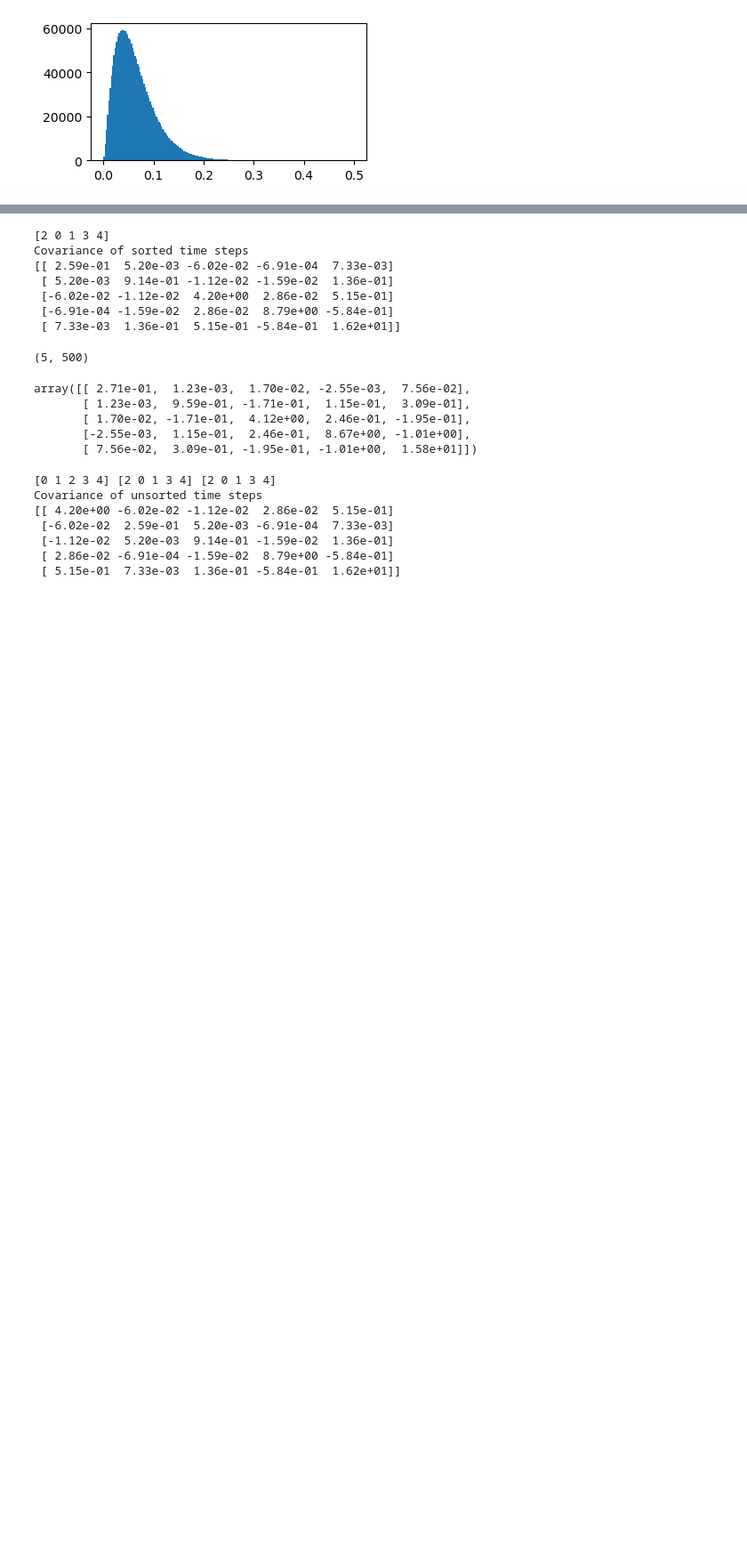
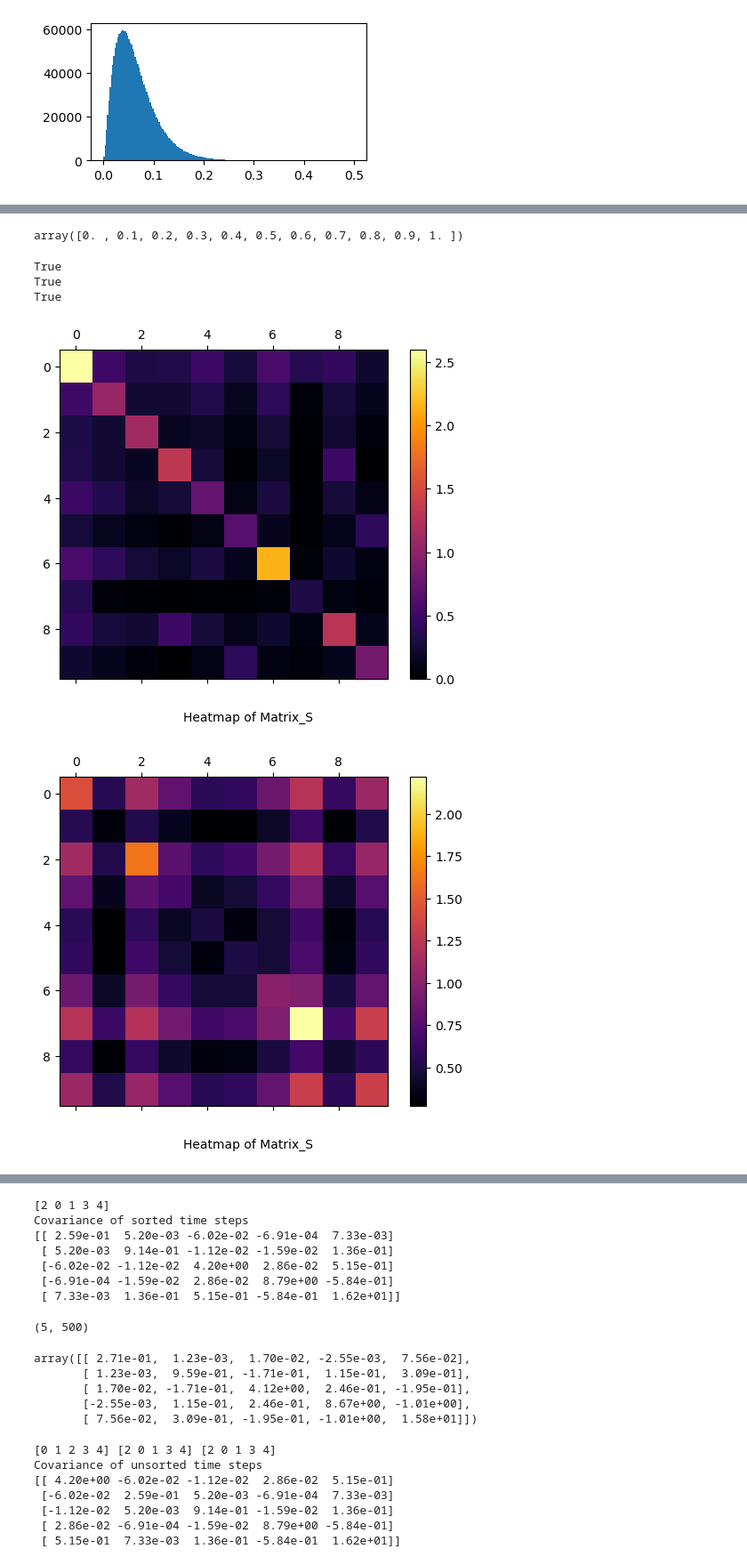
Before and after one commit to pkuxklx/Comention_simu, a Jupyter notebook: cov_gravity_model.ipynb, the cells around one changed output, grey strips where cells are left out. Shown at 89% size. Saved outputs shown, nothing was run; the diff lists cells and outputs as text; code cells hidden in the pictures; blank space fills up the shorter version.

```diff
--- a/cov_gravity_model.ipynb
+++ b/cov_gravity_model.ipynb
@@ -55,9 +69,9 @@ def gen_aux_set(cov, prob, qrob, observe_level):
     return aux_set
 # %%
 # Nonconcentral chisquare
-M = mass(2000000, k = 5, max_mass = 0.5)
+mass = gen_mass(2000000, dof = 5, max_mass = 0.5)
 plt.figure(figsize = (4, 2))
-plt.hist(M, bins = 200);
+plt.hist(mass, bins = 200);
 # %% [output]
 [figure]
 # %%
@@ -82,0 +85,25 @@ NameError: name 'pre_cov' is not defined
+# %%
+N = 500
+T = 100
+max_mass = 0.5
+# %%
+for N in [100, 300, 500]:
+    for T in [100, 300, 500]:
+# %% [output]
+array([0. , 0.1, 0.2, 0.3, 0.4, 0.5, 0.6, 0.7, 0.8, 0.9, 1. ])
+# %%
+for max_mass in [0.5, 0.8, 0.999999]:
+    mass = gen_mass(N, k = 5, max_mass = max_mass)
+    S = gen_S_gravity(N, mass, poly_param = [0.8, 0.5])
+    print(np.all(np.linalg.eigvals(S) > 0))
+    heatmap(S[:10, :10]);
+    for p in np.linspace(0, 1, 11):
+        for q in np.linspace(0, 1, 11):
+            for tau in np.linspace(0, 1, 11):
+                pass
+# %% [output]
+True
+True
+True
+[figure, added]
+[figure, added]
```
Also changed, not shown: parts of 11 cells of this notebook, 29 other files.
